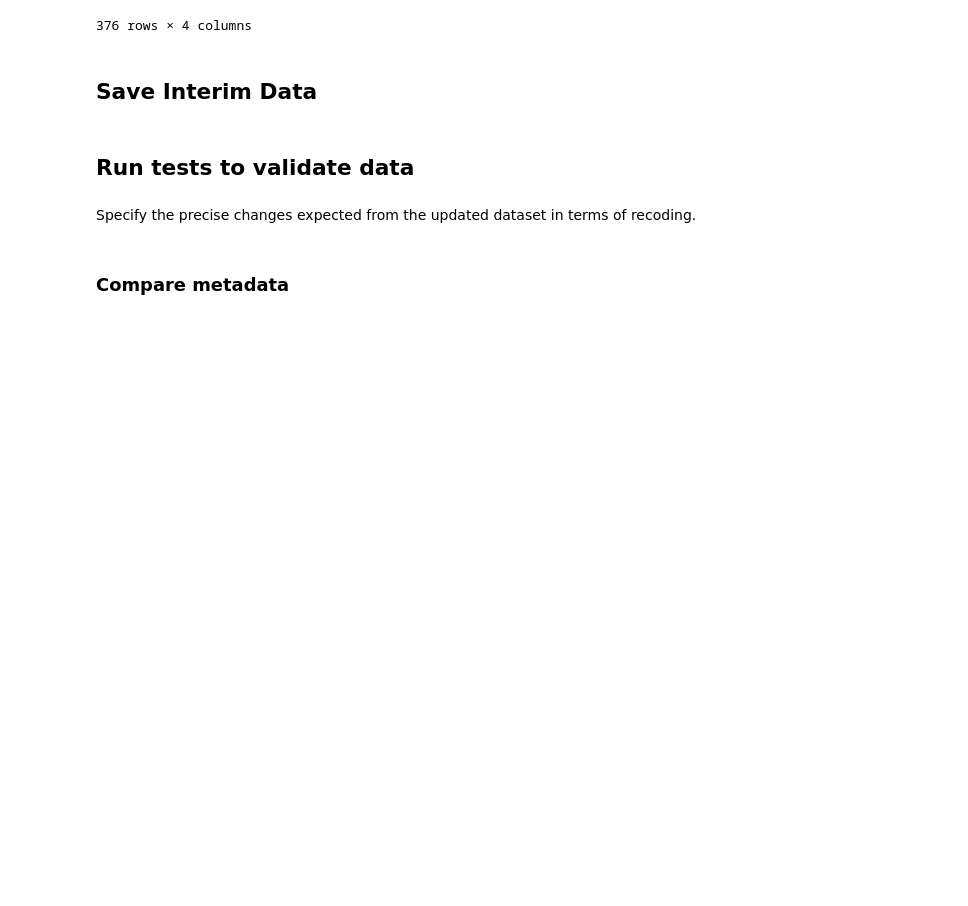
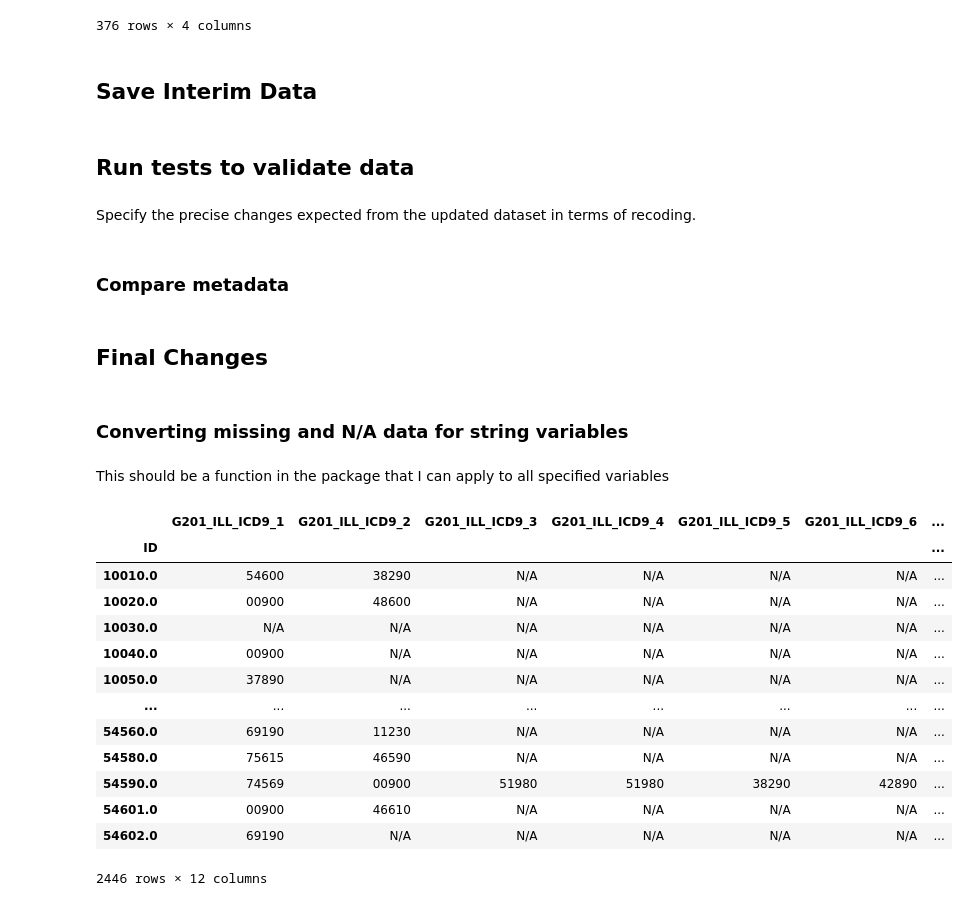
Before and after one commit to matt-humphrey/Injuries-and-Incidents, a Jupyter notebook: notebooks/g201.ipynb, the cells around one changed output. Drawn from its saved outputs; the diff is of its cells as text; code cells hidden in the pictures; blank space fills up the shorter version.

```diff
--- a/notebooks/g201.ipynb
+++ b/notebooks/g201.ipynb
@@ -209,8 +283,10 @@ conditions = [
     {"condition": 999, "value": 999},
     # When value is N/A (88), set to 0 (No)
     {"condition": 88, "value": 0},
-    # When value is neither N/A nor Missing, set to 1 (Yes)
-    {"condition": lambda x: x not in [88, 999], "value": 1}
+    # When value is No (0), retain the 0
+    {"condition": 0, "value": 0},
+    # When value is neither No, N/A nor Missing, set to 1 (Yes)
+    {"condition": lambda x: x not in [0, 88, 999], "value": 1}
 ]
 
 CREATE = [
@@ -226,7 +302,7 @@ CREATE = [
     },
     {
         "target_col": "G201_HOSP",
-        "condition_col": "G201_HOH1",
+        "condition_col": "G201_HOF1",
         "conditions": conditions
     }
 ]
@@ -533,3 +610,27 @@ old_cols = [col for col in meta_old.columns if col not in DELETE]
 new_cols = [col for col in meta_new.columns if col not in CREATE]
 # metax = meta_new[new_cols].compare(meta_old[old_cols].rename(RENAME))
 # metax
+# %% [markdown]
+## Final Changes
+# %% [markdown]
+### Converting missing and N/A data for string variables
+# %% [markdown]
+This should be a function in the package that I can apply to all specified variables
+# %%
+cols = df_new.filter(regex="ILL_ICD").columns
+df_new[cols].replace({"88888": "N/A", "99999": "Missing"})
+# %% [output]
+|  | G201_ILL_ICD9_1 | G201_ILL_ICD9_2 | G201_ILL_ICD9_3 | G201_ILL_ICD9_4 | G201_ILL_ICD9_5 | G201_ILL_ICD9_6 | ... |
+| ID |  |  |  |  |  |  | ... |
+| 10010.0 | 54600 | 38290 | N/A | N/A | N/A | N/A | ... |
+| 10020.0 | 00900 | 48600 | N/A | N/A | N/A | N/A | ... |
+| 10030.0 | N/A | N/A | N/A | N/A | N/A | N/A | ... |
+| 10040.0 | 00900 | N/A | N/A | N/A | N/A | N/A | ... |
+| 10050.0 | 37890 | N/A | N/A | N/A | N/A | N/A | ... |
+| ... | ... | ... | ... | ... | ... | ... | ... |
+| 54560.0 | 69190 | 11230 | N/A | N/A | N/A | N/A | ... |
+| 54580.0 | 75615 | 46590 | N/A | N/A | N/A | N/A | ... |
+| 54590.0 | 74569 | 00900 | 51980 | 51980 | 38290 | 42890 | ... |
+| 54601.0 | 00900 | 46610 | N/A | N/A | N/A | N/A | ... |
+| 54602.0 | 69190 | N/A | N/A | N/A | N/A | N/A | ... |
+2446 rows × 12 columns
```
Also changed, not shown: parts of 15 cells of this notebook, 4 other files.
